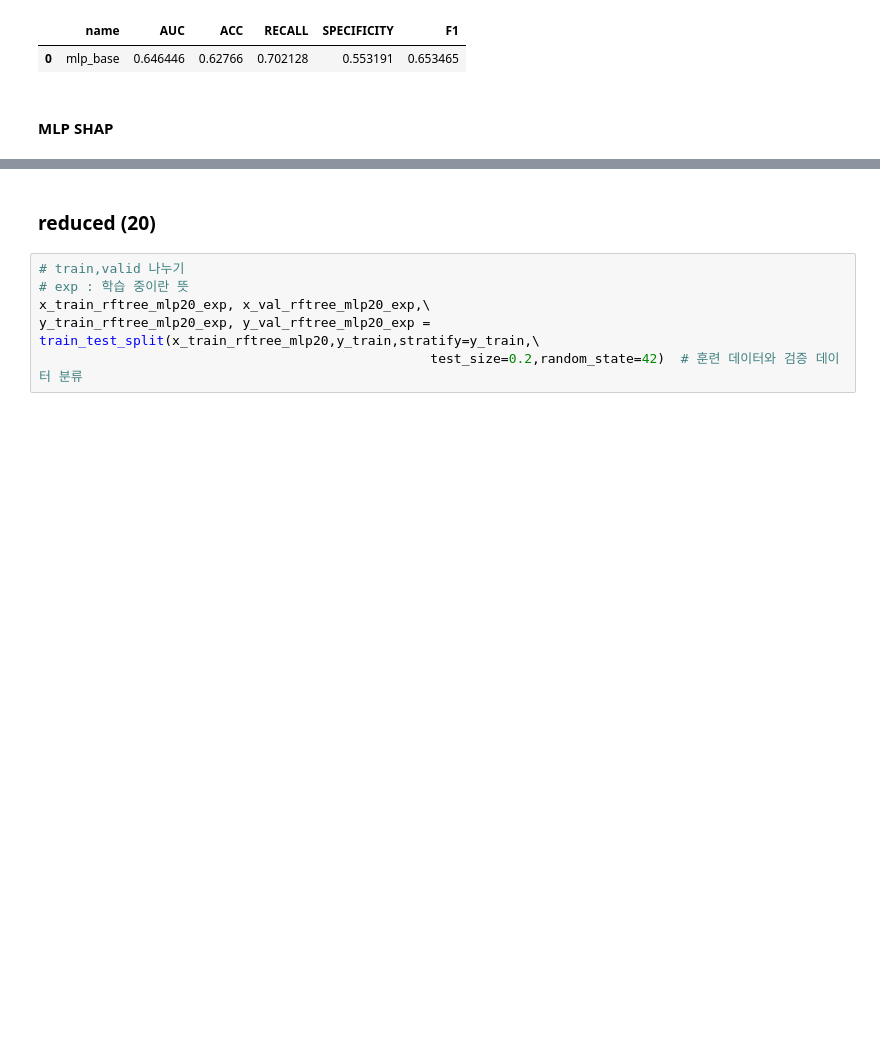
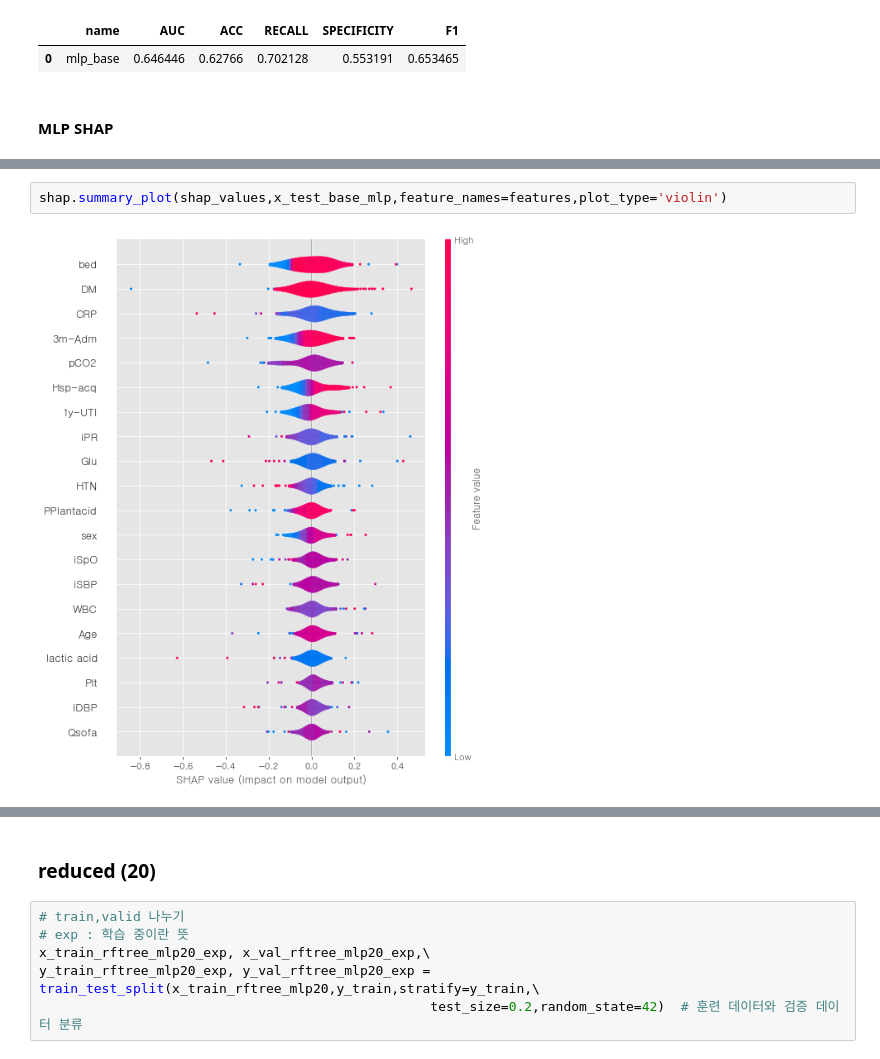
Before and after one commit to bub3690/22-1_multivariate, a Jupyter notebook: final_project/Classification-rftree-pre.ipynb, the cells around one changed output, grey strips where cells are left out. Cells and saved outputs as stored; diff of their text form; blank space fills up the shorter version.

```diff
--- a/final_project/Classification-rftree-pre.ipynb
+++ b/final_project/Classification-rftree-pre.ipynb
@@ -3499,0 +3547,4 @@ test_mlp
+# %%
+shap.summary_plot(shap_values,x_test_base_mlp,feature_names=features,plot_type='violin')
+# %% [output]
+[figure, added]
```
Also changed, not shown: parts of 12 cells of this notebook, 2 other files.
